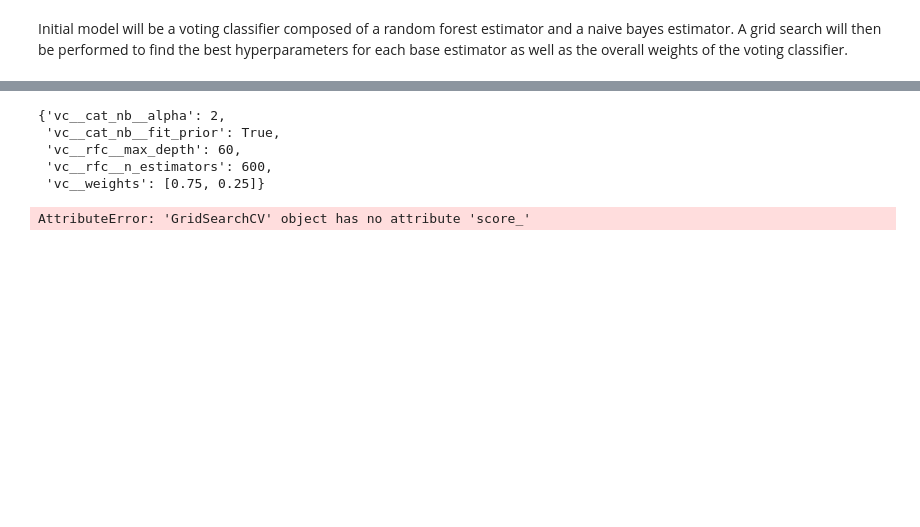
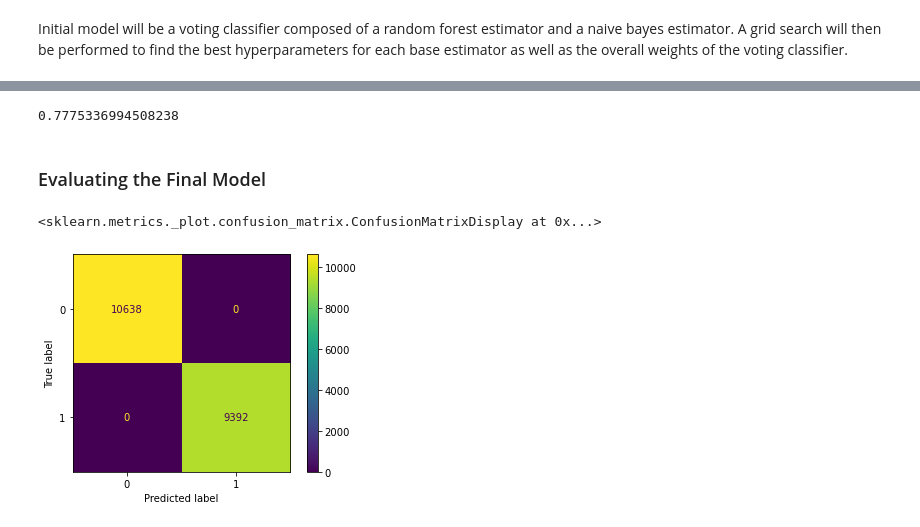
Before and after one commit to ek775/FIS_Phase_3_Project, a Jupyter notebook: modeling_notebook.ipynb, the cells around one changed output, grey strips where cells are left out. Cells and saved outputs as stored; diff of their text form; code cells hidden in the pictures; blank space fills up the shorter version.

```diff
--- a/modeling_notebook.ipynb
+++ b/modeling_notebook.ipynb
@@ -238,5 +236,12 @@ grid = {"vc__rfc__n_estimators": [10,100,500],
+# %%
+#grid of testing hyperparameters
+grid = {"vc__rfc__n_estimators": [650,700,750,800,850],
+        "vc__rfc__max_depth": [30,40,50,60,70],
+        "vc__cat_nb__alpha": [0.5, 1, 1.5, 2, 2.5],
+        "vc__cat_nb__fit_prior": [True,False],
+        "vc__weights": [[.5,.5],[.6,.4],[.7,.3],[.8,.2],[.9,.1]]}
 # %%
-gs= GridSearchCV(initial_model, grid, verbose=3, n_jobs=-4)
+gs= GridSearchCV(initial_model, grid, verbose=3, n_jobs=-2)
 # %%
 gs.fit(x_train, y_train)
 # %% [output]
@@ -287,2 +308,0 @@ dict_keys(['memory', 'steps', 'verbose', 'col_tr', 'vc', 'col_tr__n_jobs', 'col_
-# %%
-gs_2.fit(x_train, y_train)
@@ -335,12 +309,15 @@ Pipeline(steps=[('col_tr',
-# %%
-gs_2.best_params_
-# %% [output]
-{'vc__cat_nb__alpha': 2,
- 'vc__cat_nb__fit_prior': True,
- 'vc__rfc__max_depth': 60,
- 'vc__rfc__n_estimators': 600,
- 'vc__weights': [0.75, 0.25]}
-# %%
-gs_2.score_
-# %% [output]
-AttributeError: 'GridSearchCV' object has no attribute 'score_'
+# %%
+gs.best_score_
+# %% [output]
+0.7775336994508238
+# %% [markdown]
+### Evaluating the Final Model
+# %%
+#saving our most accurate model from the grid searching step as our final model
+Final_Model = gs.best_estimator_
+# %%
+#evaluating cross-validation scores and pre-testing results
+plot_confusion_matrix(Final_Model, X=x_train, y_true=y_train);
+# %% [output]
+<sklearn.metrics._plot.confusion_matrix.ConfusionMatrixDisplay at 0x...>
+[figure, added]
```
Also changed, not shown: parts of 31 cells of this notebook.
